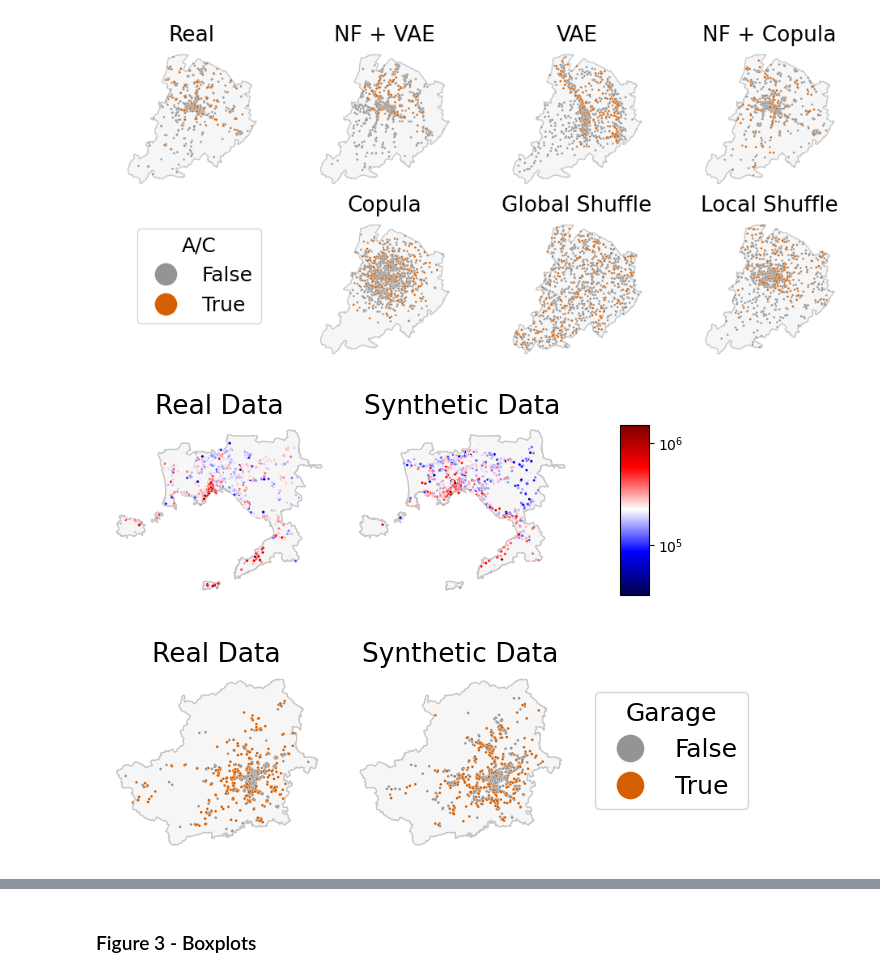
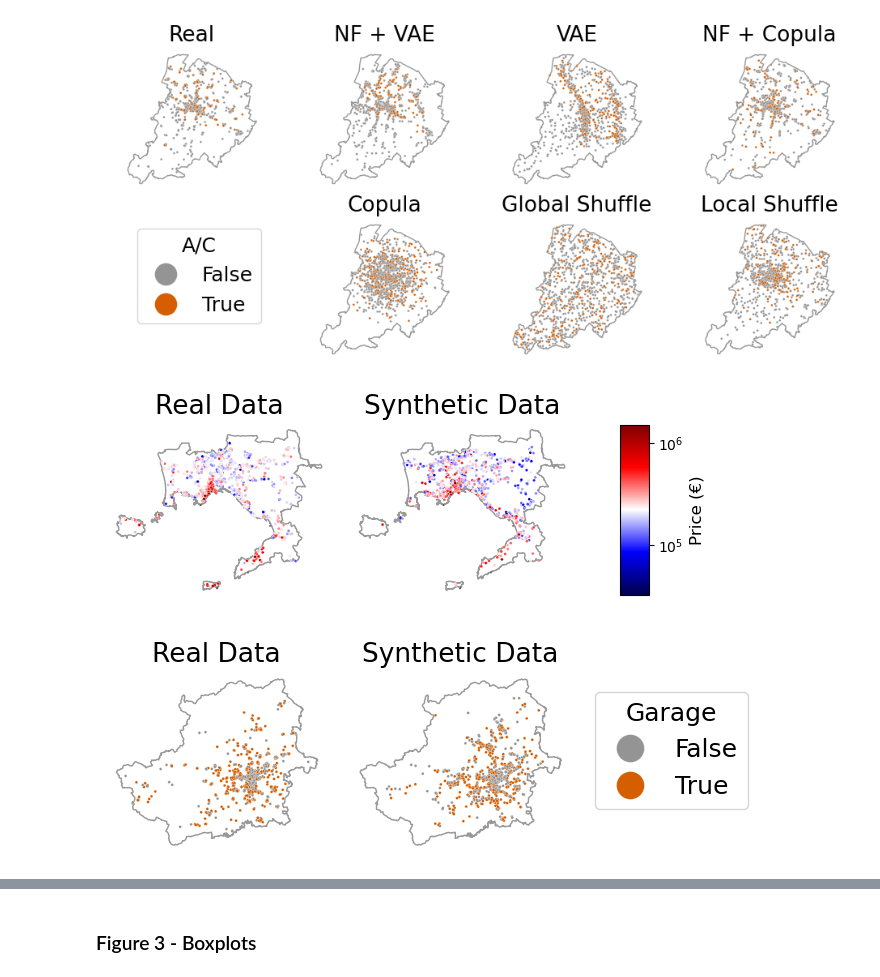
Before and after one commit to jaclenti/NFVAE-population-synthesis, a Jupyter notebook: notebooks/jl_full_comparison_isp.ipynb, the cells around one changed output, grey strips where cells are left out. Saved outputs shown, nothing was run; the diff lists cells and outputs as text; code cells hidden in the pictures.

```diff
--- a/notebooks/jl_full_comparison_isp.ipynb
+++ b/notebooks/jl_full_comparison_isp.ipynb
@@ -45,7 +48,7 @@ fig.subplots_adjust(wspace = 0.1, hspace = 0.2)
 for k,(method,title) in enumerate(zip(['df_real','df_nfvae'],
                            ['Real Data', 'Synthetic Data'])):
 
-    polyg["geometry"].plot(ax = axes[k], color = "lightgrey", alpha = 0.2, edgecolor = "black")
+    polyg["geometry"].plot(ax = axes[k], color = "white", alpha = 0.4, edgecolor = "black")
 
     df_plot = data[method]
 
@@ -79,7 +82,7 @@ for k,(method,title) in enumerate(zip(['df_real','df_nfvae','df_ablation','df_co
         axes[i,j].spines[["right", "top", "left", "bottom"]].set_visible(False)
         continue
 
-    polyg["geometry"].plot(ax = axes[i,j], color = "lightgrey", alpha = 0.2, edgecolor = "black")
+    polyg["geometry"].plot(ax = axes[i,j], color = "white", alpha = 0.4, edgecolor = "black")
 
     df_plot = data[method]
 
@@ -118,7 +121,7 @@ fig.subplots_adjust(wspace = 0.1, hspace = 0.2)
 for k,(method,title) in enumerate(zip(['df_real','df_nfvae'],
                            ['Real Data', 'Synthetic Data'])):
 
-    polyg["geometry"].plot(ax = axes[k], color = "lightgrey", alpha = 0.2, edgecolor = "black")
+    polyg["geometry"].plot(ax = axes[k], color = "white", alpha = 0.4, edgecolor = "black")
 
     df_plot = data[method]
 
@@ -128,35 +131,35 @@ for k,(method,title) in enumerate(zip(['df_real','df_nfvae'],
                     hue_norm = (10., 14.),
 
                     x = "x", y = "y", s = 4, ax = axes[k])
 
     axes[k].set_title(title, fontsize = 19)
     axes[k].get_xaxis().set_visible(False)
     axes[k].get_yaxis().set_visible(False)
     axes[k].legend().set_visible(False) #.legend(fontsize = 18, markerscale = 10, title_fontsize = 18,bbox_to_anchor = (1.05, 0.95)).set_title("A/C")
     axes[k].spines[["right", "top", "left", "bottom"]].set_visible(False)
 
 prices = np.exp(data["df_real"]["log_price"])
 norm = plt.Normalize(np.log10(prices).min(), np.log10(prices).max())
 sm = plt.cm.ScalarMappable(cmap = "seismic", norm = norm)
 sm.set_array([])
 
 log_ticks = np.arange(1,20)
 ticks = np.exp(log_ticks)  # corresponding log_price values
 
 fmt = ticker.FuncFormatter(lambda x, pos: rf"$10^{{{int(round((x)))}}}$")
 #fmt = ticker.FuncFormatter(lambda x, pos: rf"$10^{{{int(round(np.log10(x)))}}}$")
 
 axes[2].figure.colorbar(sm, aspect = 6, fraction = 0.5, format = fmt,
-                         ticks = log_ticks)
+                         ticks = log_ticks).set_label("Price (€)", fontsize = 12)
 axes[2].get_xaxis().set_visible(False)
 axes[2].get_yaxis().set_visible(False)
 
 axes[2].spines[["right", "top", "left", "bottom"]].set_visible(False)
 
 
 fig.savefig("../paper/maps_NA_log_price.png", format = "png",  bbox_inches='tight')
 # %% [output]
-[figure, old version]
+[figure, new version]
 # %%
 prov = "TO"
 file = f'/data/housing/data/intermediate/jl_pop_synth/isp_baselines/all_baselines_{prov}.pickle'
@@ -176,7 +179,7 @@ fig.subplots_adjust(wspace = 0.1, hspace = 0.2)
 for k,(method,title) in enumerate(zip(['df_real','df_nfvae'],
                            ['Real Data', 'Synthetic Data'])):
 
-    polyg["geometry"].plot(ax = axes[k], color = "lightgrey", alpha = 0.2, edgecolor = "black")
+    polyg["geometry"].plot(ax = axes[k], color = "white", alpha = 0.4, edgecolor = "black")
 
     df_plot = data[method]
 
@@ -195,4 +198,4 @@ axes[0].get_legend().remove()
 
 fig.savefig(f"../paper/maps_{prov}_garage.png", format = "png",  bbox_inches='tight')
 # %% [output]
-[figure, old version]
+[figure, new version]
```
Also changed, not shown: parts of 18 cells of this notebook, 16 other files.
